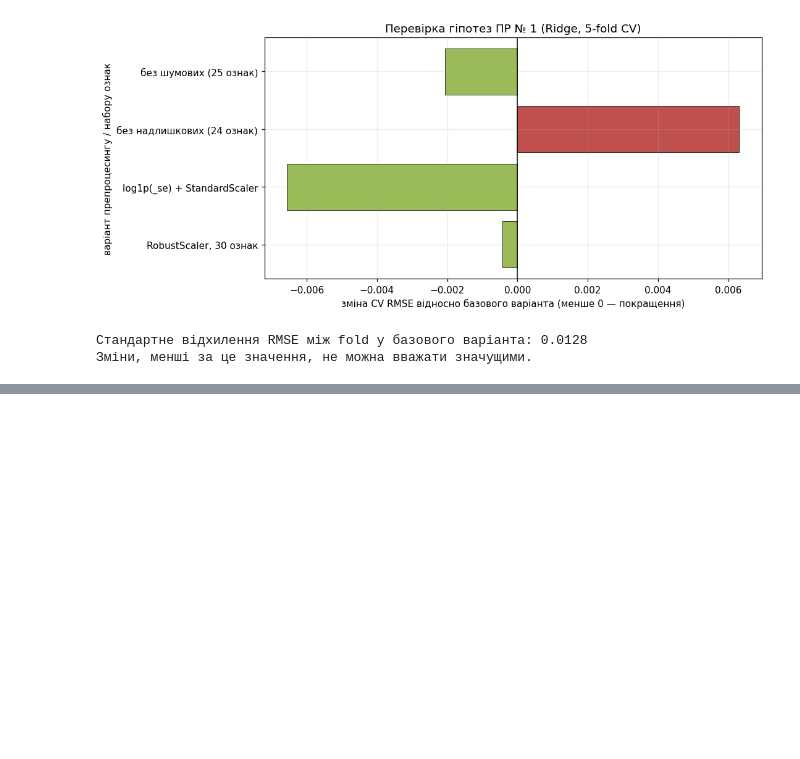
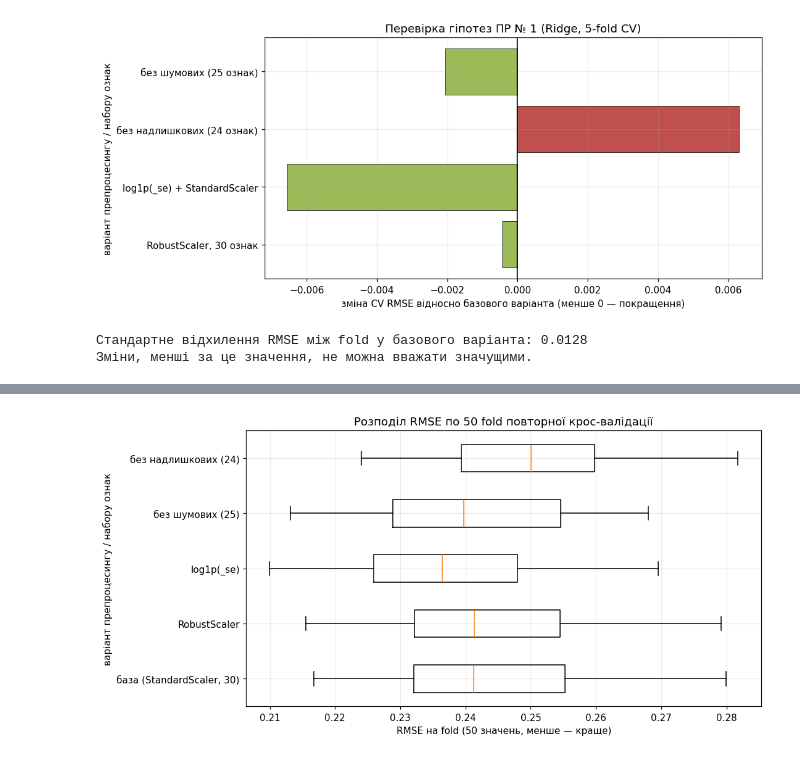
Before and after one commit to solomiiakovalchuk/machineLearning, a Jupyter notebook: lab01/notebook/lab01.ipynb, the cells around one changed output, grey strips where cells are left out. Saved outputs shown, nothing was run; the diff lists cells and outputs as text; code cells hidden in the pictures; blank space fills up the shorter version.

```diff
--- a/lab01/notebook/lab01.ipynb
+++ b/lab01/notebook/lab01.ipynb
@@ -662,0 +672,27 @@ print("Зміни, менші за це значення, не можна вва
+# %%
+RKF = RepeatedKFold(n_splits=5, n_repeats=10, random_state=RANDOM_STATE)
+
+variants = {
+    "база (StandardScaler, 30)": dict(),
+    "RobustScaler": dict(scaler="robust"),
+    "log1p(_se)": dict(log_se=True),
+    f"без шумових ({len(FEATURES_NO_NOISE)})": dict(features=FEATURES_NO_NOISE),
+    f"без надлишкових ({len(FEATURES_REDUCED)})": dict(features=FEATURES_REDUCED),
+}
+
+per_fold = {}
+for name, kw in variants.items():
+    gs = GridSearchCV(pipe(Ridge(random_state=RANDOM_STATE), **kw),
+                      {"model__alpha": np.logspace(-2, 4, 25)},
+                      scoring="neg_root_mean_squared_error", cv=CV).fit(X_train, y_train)
+    per_fold[name] = -cross_val_score(gs.best_estimator_, X_train, y_train,
+                                      cv=RKF, scoring="neg_root_mean_squared_error")
+
+rep_tbl = pd.DataFrame({k: {"RMSE (5x10)": v.mean(), "std": v.std()} for k, v in per_fold.items()}).T
+base_fold = per_fold["база (StandardScaler, 30)"]
+rep_tbl["перевага над базою"] = [(base_fold - per_fold[k]).mean() for k in rep_tbl.index]
+rep_tbl["кращий у fold"] = [f"{int(((base_fold - per_fold[k]) > 0).sum())}/50" for k in rep_tbl.index]
+rep_tbl.loc["база (StandardScaler, 30)", ["перевага над базою", "кращий у fold"]] = [0.0, "—"]
+
+print("Повторна крос-валідація 5x10, парне порівняння з базовим варіантом:")
+print(rep_tbl.round(4).to_string())
@@ -662,0 +707,12 @@ print("Зміни, менші за це значення, не можна вва
+# %%
+fig, ax = plt.subplots(figsize=(10, 5))
+names = list(per_fold.keys())
+ax.boxplot([per_fold[n] for n in names], tick_labels=names, vert=False)
+ax.set_xlabel("RMSE на fold (50 значень, менше — краще)")
+ax.set_ylabel("варіант препроцесингу / набору ознак")
+ax.set_title("Розподіл RMSE по 50 fold повторної крос-валідації")
+fig.tight_layout()
+fig.savefig(FIG / "04_repeated_cv.png")
+plt.show()
+# %% [output]
+[figure, added]
```
Also changed, not shown: parts of 3 cells of this notebook, 1 other file.
